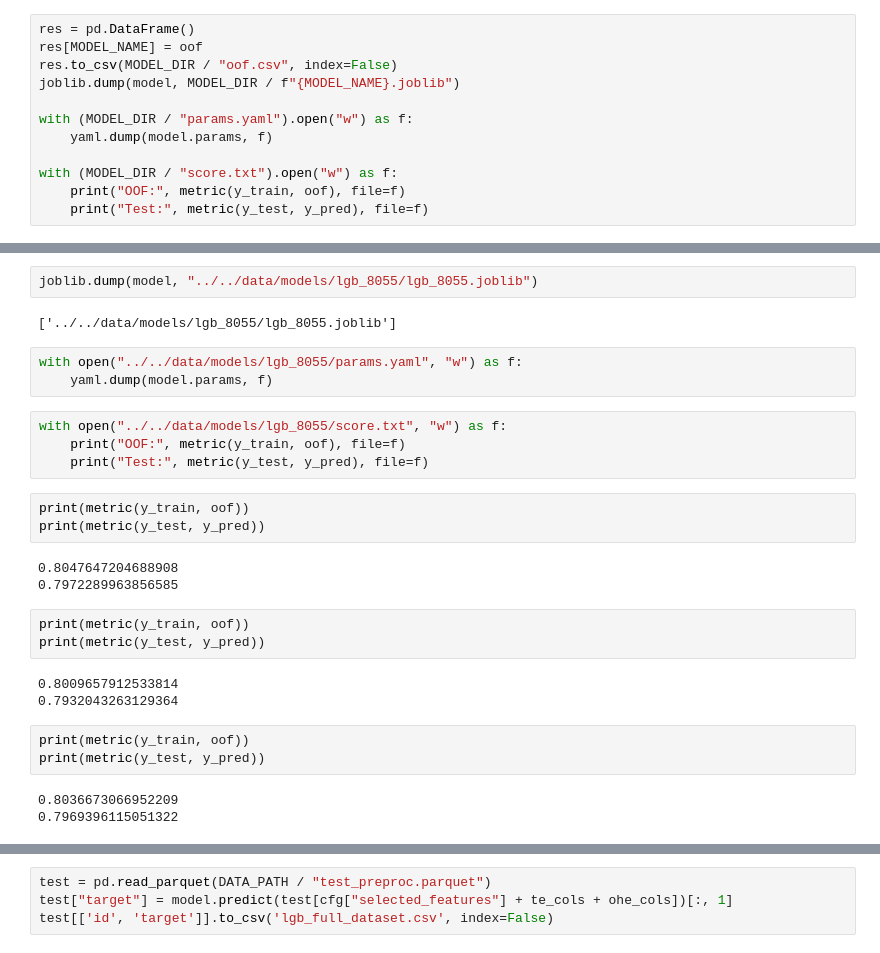
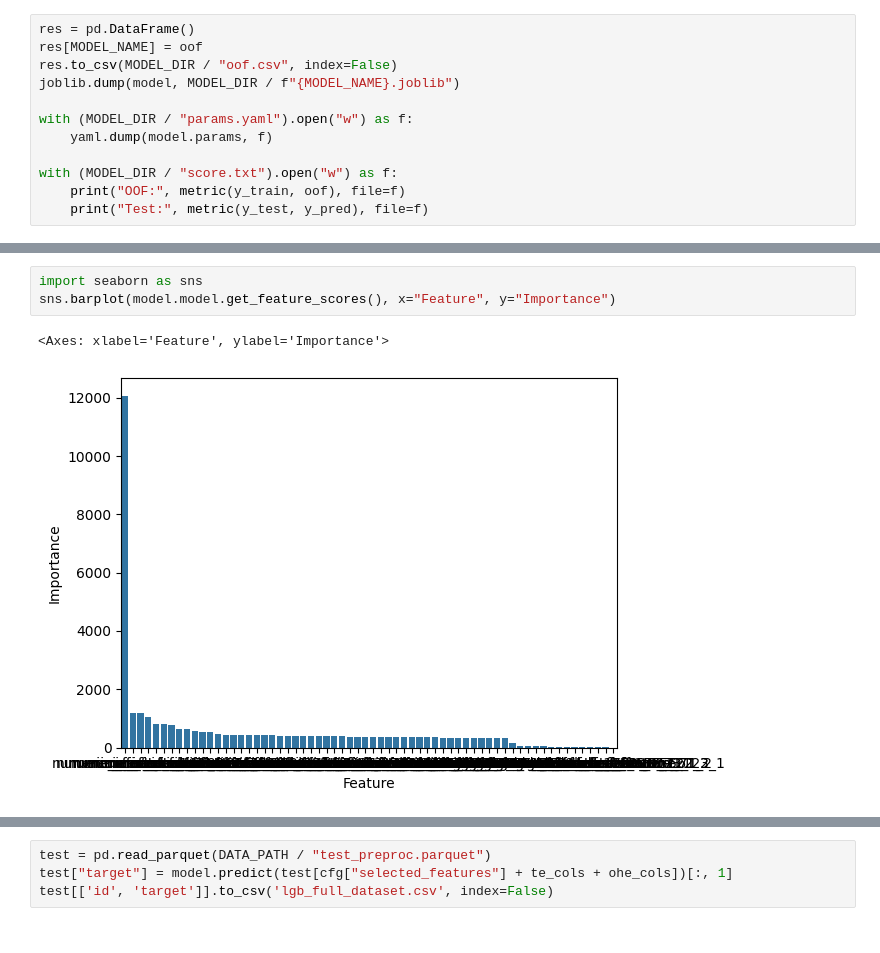
Before and after one commit to BELONOVSKII/AlfaHack, a Jupyter notebook: notebooks/models/LAMAWithSelectedFeats.ipynb, the cells around one changed output, grey strips where cells are left out. Cells and saved outputs as stored; diff of their text form.

```diff
--- a/notebooks/models/LAMAWithSelectedFeats.ipynb
+++ b/notebooks/models/LAMAWithSelectedFeats.ipynb
@@ -118,29 +138,6 @@ with (MODEL_DIR / "score.txt").open("w") as f:
 # %%
-joblib.dump(model, "../../data/models/lgb_8055/lgb_8055.joblib")
+import seaborn as sns
+sns.barplot(model.model.get_feature_scores(), x="Feature", y="Importance")
 # %% [output]
-['../../data/models/lgb_8055/lgb_8055.joblib']
+<Axes: xlabel='Feature', ylabel='Importance'>
+[figure, added]
-# %%
-with open("../../data/models/lgb_8055/params.yaml", "w") as f:
-    yaml.dump(model.params, f)
-# %%
-with open("../../data/models/lgb_8055/score.txt", "w") as f:
-    print("OOF:", metric(y_train, oof), file=f)
-    print("Test:", metric(y_test, y_pred), file=f)
-# %%
-print(metric(y_train, oof))
-print(metric(y_test, y_pred))
-# %% [output]
-0.8047647204688908
-0.7972289963856585
-# %%
-print(metric(y_train, oof))
-print(metric(y_test, y_pred))
-# %% [output]
-0.8009657912533814
-0.7932043263129364
-# %%
-print(metric(y_train, oof))
-print(metric(y_test, y_pred))
-# %% [output]
-0.8036673066952209
-0.7969396115051322
```
Also changed, not shown: parts of 2 cells of this notebook, 6 other files.
